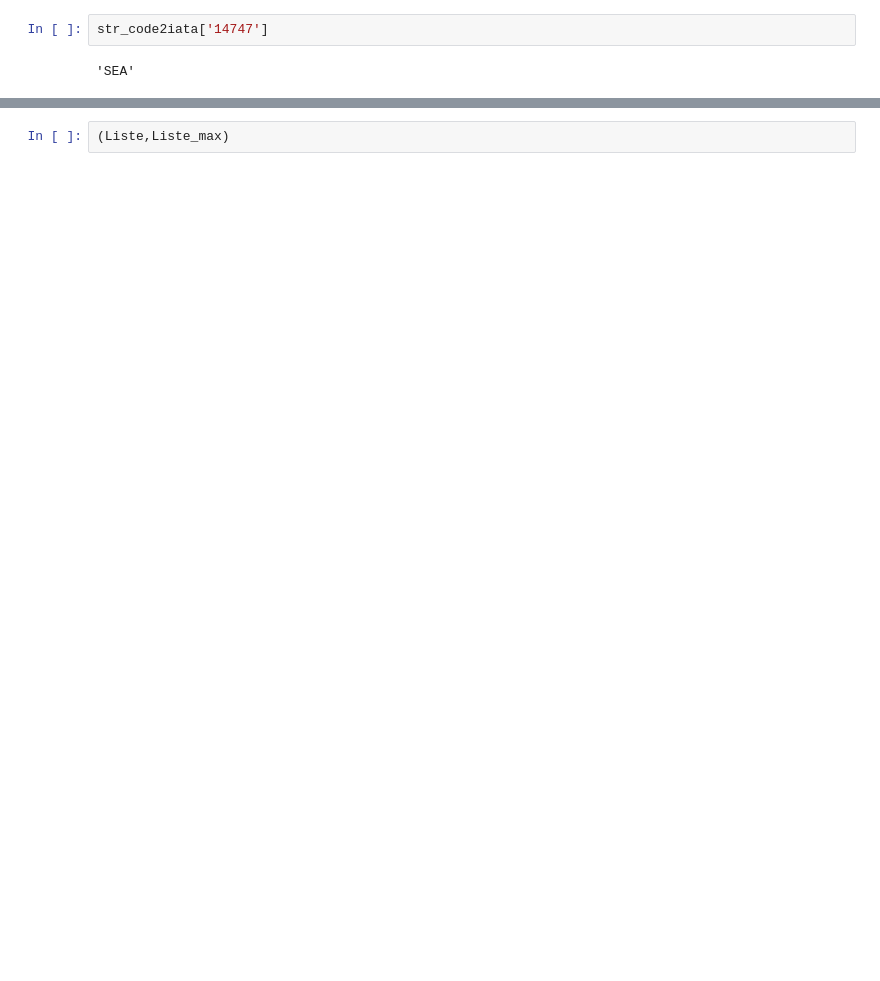
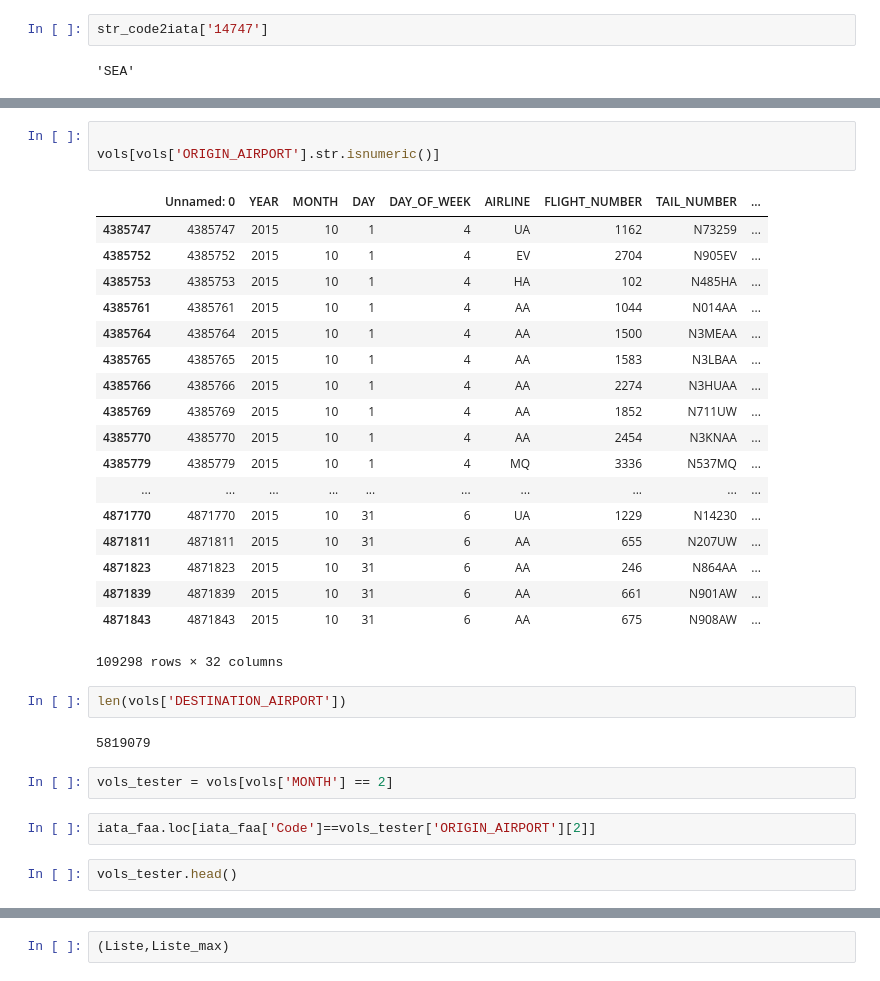
Before and after one commit to HichamISIMA/Projet-2018-2019, a Jupyter notebook: modif.ipynb, the cells around one changed output, grey strips where cells are left out. Cells and saved outputs as stored; diff of their text form; blank space fills up the shorter version.

```diff
--- a/modif.ipynb
+++ b/modif.ipynb
@@ -277,0 +303,32 @@ for i in range(0,n):
+# %%
+
+vols[vols['ORIGIN_AIRPORT'].str.isnumeric()]
+# %% [output]
+|  | Unnamed: 0 | YEAR | MONTH | DAY | DAY_OF_WEEK | AIRLINE | FLIGHT_NUMBER | TAIL_NUMBER | ... |
+| 4385747 | 4385747 | 2015 | 10 | 1 | 4 | UA | 1162 | N73259 | ... |
+| 4385752 | 4385752 | 2015 | 10 | 1 | 4 | EV | 2704 | N905EV | ... |
+| 4385753 | 4385753 | 2015 | 10 | 1 | 4 | HA | 102 | N485HA | ... |
+| 4385761 | 4385761 | 2015 | 10 | 1 | 4 | AA | 1044 | N014AA | ... |
+| 4385764 | 4385764 | 2015 | 10 | 1 | 4 | AA | 1500 | N3MEAA | ... |
+| 4385765 | 4385765 | 2015 | 10 | 1 | 4 | AA | 1583 | N3LBAA | ... |
+| 4385766 | 4385766 | 2015 | 10 | 1 | 4 | AA | 2274 | N3HUAA | ... |
+| 4385769 | 4385769 | 2015 | 10 | 1 | 4 | AA | 1852 | N711UW | ... |
+| 4385770 | 4385770 | 2015 | 10 | 1 | 4 | AA | 2454 | N3KNAA | ... |
+| 4385779 | 4385779 | 2015 | 10 | 1 | 4 | MQ | 3336 | N537MQ | ... |
+| ... | ... | ... | ... | ... | ... | ... | ... | ... | ... |
+| 4871770 | 4871770 | 2015 | 10 | 31 | 6 | UA | 1229 | N14230 | ... |
+| 4871811 | 4871811 | 2015 | 10 | 31 | 6 | AA | 655 | N207UW | ... |
+| 4871823 | 4871823 | 2015 | 10 | 31 | 6 | AA | 246 | N864AA | ... |
+| 4871839 | 4871839 | 2015 | 10 | 31 | 6 | AA | 661 | N901AW | ... |
+| 4871843 | 4871843 | 2015 | 10 | 31 | 6 | AA | 675 | N908AW | ... |
+109298 rows × 32 columns
+# %%
+len(vols['DESTINATION_AIRPORT'])
+# %% [output]
+5819079
+# %%
+vols_tester = vols[vols['MONTH'] == 2]
+# %%
+iata_faa.loc[iata_faa['Code']==vols_tester['ORIGIN_AIRPORT'][2]]
+# %%
+vols_tester.head()
```
Also changed, not shown: parts of 70 cells of this notebook, 1 other file.
